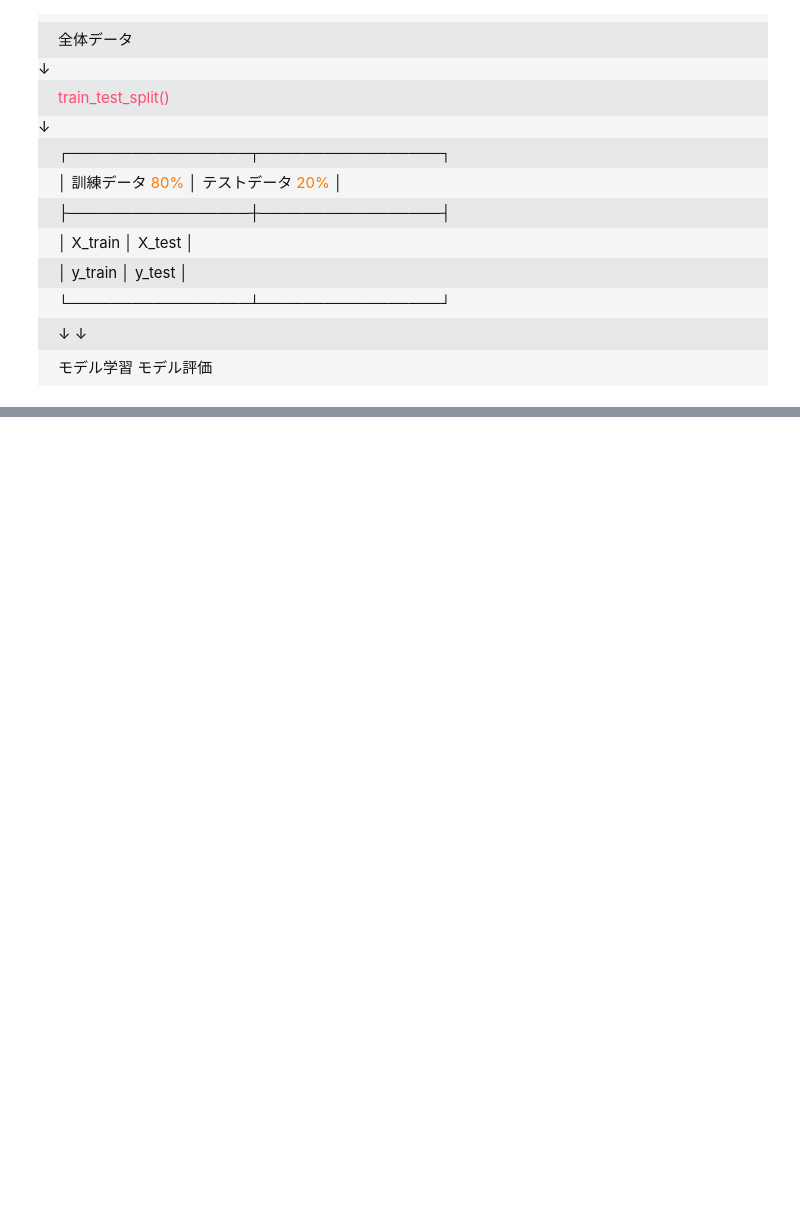
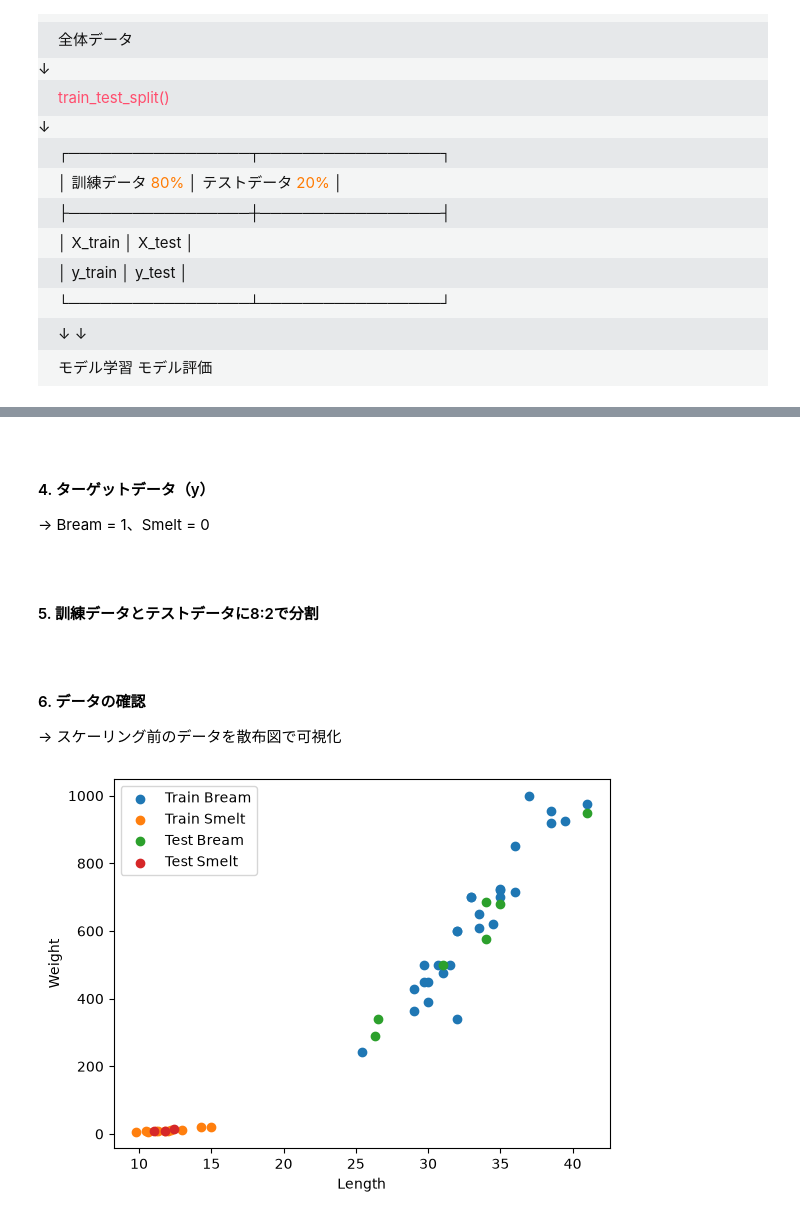
Before and after one commit to KaiLynn99/python_alone, a Jupyter notebook: 2026 9月/10.01 (70日目)/4. 訓練データセット & テストデータセットに分割する.ipynb, the cells around one changed output, grey strips where cells are left out. Cells and saved outputs as stored; diff of their text form; code cells hidden in the pictures; blank space fills up the shorter version.

```diff
--- a/2026 9月/10.01 (70日目)/4. 訓練データセット & テストデータセットに分割する.ipynb
+++ b/2026 9月/10.01 (70日目)/4. 訓練データセット & テストデータセットに分割する.ipynb
@@ -134,0 +175,2 @@ X_train, X_test, y_train, y_test = train_test_split(
+# %%
+fish = fish[fish["Species"].isin(["Bream", "Smelt"])]
@@ -134,0 +182,66 @@ X_train, X_test, y_train, y_test = train_test_split(
+# %%
+X = fish[["Length", "Weight"]]
+# %% [markdown]
+<br>
+
+#### 4. ターゲットデータ（y）
+-> Bream = 1、Smelt = 0
+# %%
+y = fish["Species"].map({
+    "Bream": 1,
+    "Smelt": 0
+})
+# %% [markdown]
+<br>
+
+#### 5. 訓練データとテストデータに8:2で分割
+# %%
+X_train, X_test, y_train, y_test = train_test_split(
+    X,
+    y,
+    test_size=0.2,
+    random_state=42,
+    stratify=y
+)
+# %% [markdown]
+<br>
+
+#### 6. データの確認
+-> スケーリング前のデータを散布図で可視化
+# %%
+plt.figure()
+
+# 訓練データ - Bream
+plt.scatter(
+    X_train[y_train == 1]["Length"],
+    X_train[y_train == 1]["Weight"],
+    label="Train Bream"
+)
+
+# 訓練データ - Smelt
+plt.scatter(
+    X_train[y_train == 0]["Length"],
+    X_train[y_train == 0]["Weight"],
+    label="Train Smelt"
+)
+
+# テストデータ - Bream
+plt.scatter(
+    X_test[y_test == 1]["Length"],
+    X_test[y_test == 1]["Weight"],
+    label="Test Bream"
+)
+
+# テストデータ - Smelt
+plt.scatter(
+    X_test[y_test == 0]["Length"],
+    X_test[y_test == 0]["Weight"],
+    label="Test Smelt"
+)
+
+plt.xlabel("Length")
+plt.ylabel("Weight")
+plt.legend()
+plt.show()
+# %% [output]
+[figure, added]
```
Also changed, not shown: parts of 55 cells of this notebook, 7 other files.
